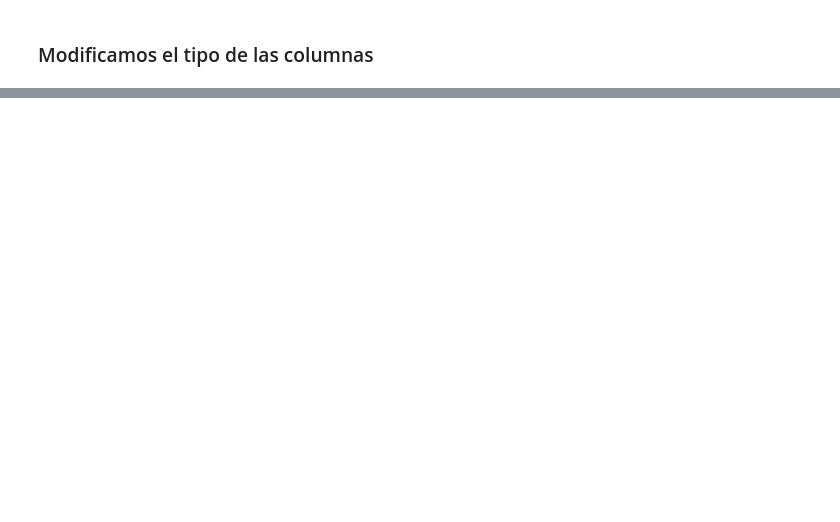
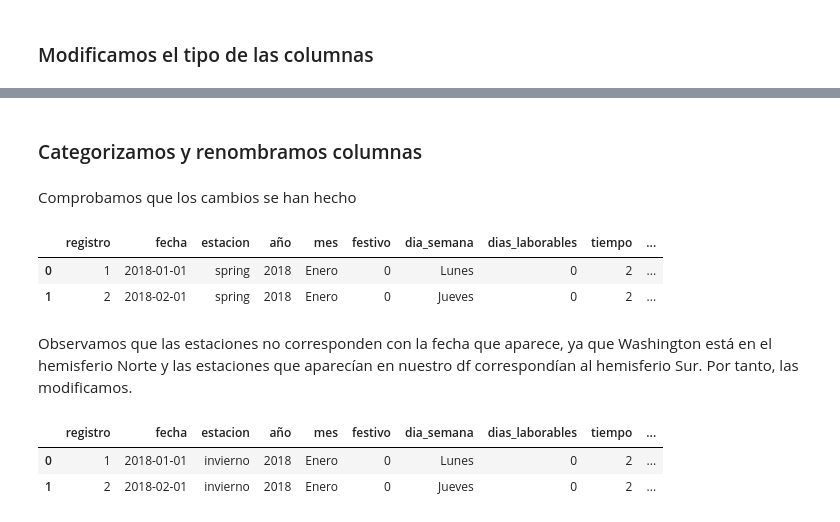
Before and after one commit to MonicaSL110/proyecto-alquiler-bicicletas, a Jupyter notebook: notebooks/exploracion.ipynb, the cells around one changed output, grey strips where cells are left out. Saved outputs shown, nothing was run; the diff lists cells and outputs as text; code cells hidden in the pictures; blank space fills up the shorter version.

```diff
--- a/notebooks/exploracion.ipynb
+++ b/notebooks/exploracion.ipynb
@@ -127,0 +156,27 @@ df.head()
+# %% [markdown]
+### Categorizamos y renombramos columnas
+# %%
+dicc_años = {0: 2018, 1:2019}
+df['año'] = df['año'].map(dicc_años)
+# %%
+dicc_mes = { 1: 'Enero',  2:'Febrero',  3:'Marzo',  4:'Abril',  5:'Mayo',  6:'Junio',  7:'Julio',  8:'Agosto',  9:'Septiembre',
+            10:'Octubre', 11:'Noviembre', 12:'Diciembre' }
+
+df['mes'] = df['mes'].map(dicc_mes)
+# %%
+df['dia_semana'] = df['fecha'].dt.day_name()
+# %%
+dicc_day = {'Monday':'Lunes', 'Thursday':'Jueves', 'Sunday':'Sabado', 'Tuesday':'Martes', 'Friday':'Viernes', 'Wednesday':'Miercoles',
+       'Saturday':'Domingo'}
+
+df['dia_semana'] = df['dia_semana'].map(dicc_day)
+# %% [markdown]
+Comprobamos que los cambios se han hecho
+# %%
+df.head(2)
+# %% [output]
+|  | registro | fecha | estacion | año | mes | festivo | dia_semana | dias_laborables | tiempo | ... |
+| 0 | 1 | 2018-01-01 | spring | 2018 | Enero | 0 | Lunes | 0 | 2 | ... |
+| 1 | 2 | 2018-02-01 | spring | 2018 | Enero | 0 | Jueves | 0 | 2 | ... |
+# %% [markdown]
+Observamos que las estaciones no corresponden con la fecha que aparece, ya que Washington está en el hemisferio Norte y las estaciones que aparecían en nuestro df correspondían al hemisferio Sur. Por tanto, las modificamos.
@@ -127,0 +187,6 @@ df.head()
+# %%
+df.head(2)
+# %% [output]
+|  | registro | fecha | estacion | año | mes | festivo | dia_semana | dias_laborables | tiempo | ... |
+| 0 | 1 | 2018-01-01 | invierno | 2018 | Enero | 0 | Lunes | 0 | 2 | ... |
+| 1 | 2 | 2018-02-01 | invierno | 2018 | Enero | 0 | Jueves | 0 | 2 | ... |
```
Also changed, not shown: parts of 18 cells of this notebook.
